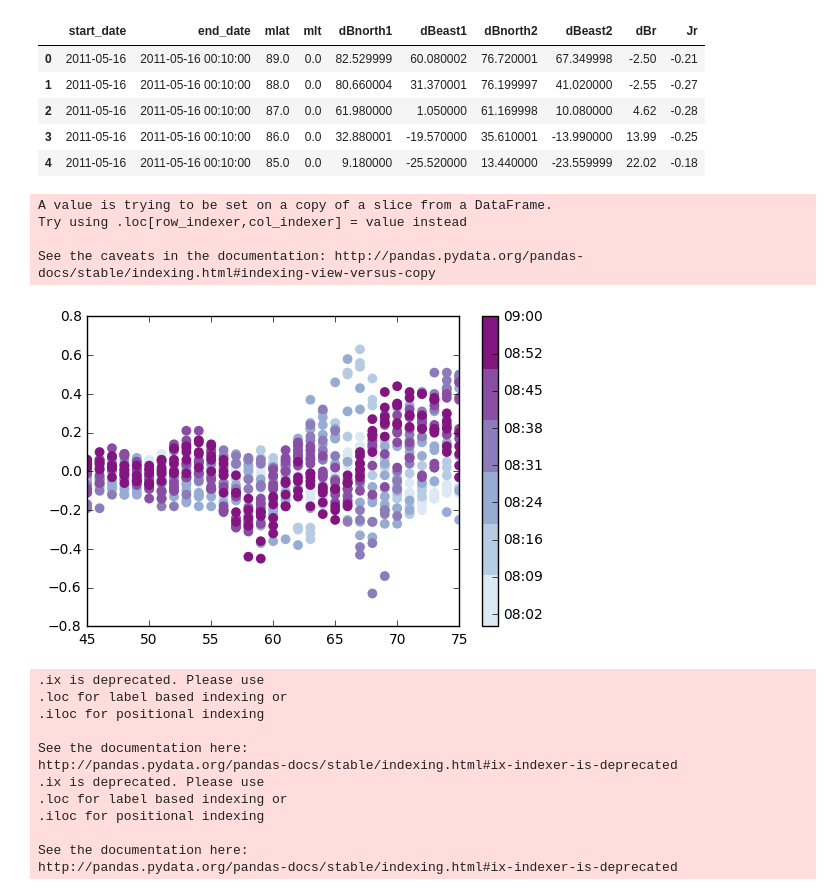
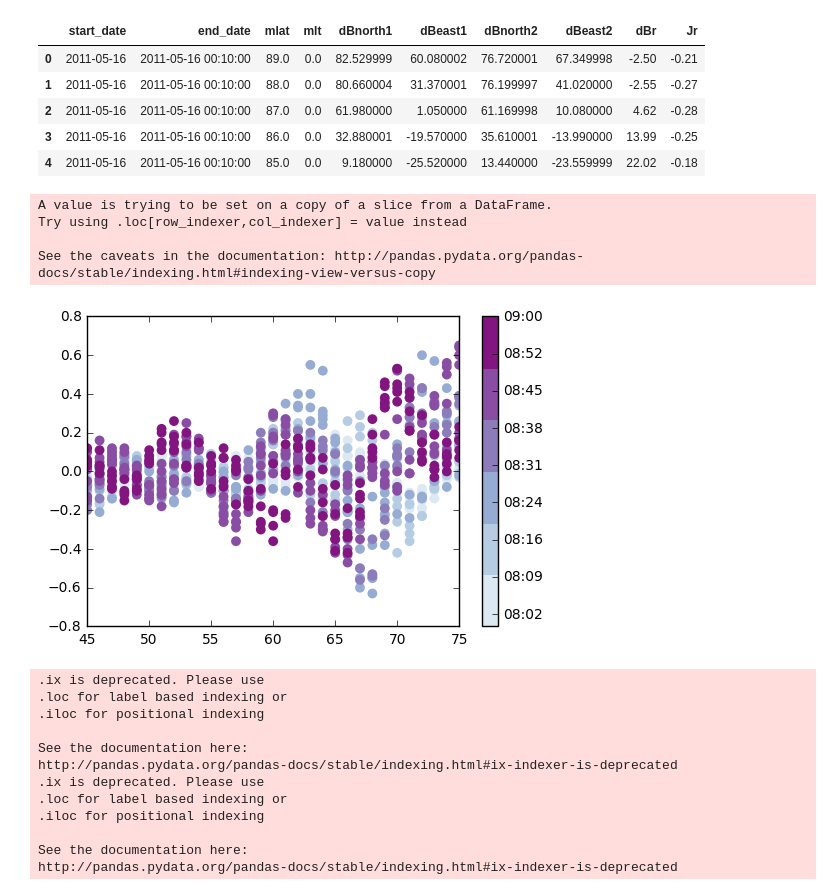
Before and after one commit to bharatreddy/scwsaps, a Jupyter notebook: ipy/get_scw.ipynb, the cells around one changed output. Cells and saved outputs as stored; diff of their text form; code cells hidden in the pictures.

```diff
--- a/ipy/get_scw.ipynb
+++ b/ipy/get_scw.ipynb
@@ -54,29 +54,29 @@ ampDF.head()
 | 4 | 2011-05-16 | 2011-05-16 00:10:00 | 85.0 | 0.0 | 9.180000 | -25.520000 | 13.440000 | -23.559999 | 22.02 | -0.18 |
 # %%
 seaMap = ListedColormap(sns.color_palette("BuPu"))
-selMlt = 22.
+selMlt = 23.
 
 fig = plt.figure()
 ax = fig.add_subplot(111)
 
 selDF = ampDF[ ((ampDF["start_date"] >= startDate) & (ampDF["start_date"] <= endDate) &\
                     (ampDF["mlt"] == selMlt) & (numpy.abs(ampDF["Jr"])>=0.)) ]
 selDF["time"] = [ date2num(x) for x in selDF["start_date"] ]#selDF["start_date"].map(lambda x:(x.hour + x.minute/60.)*100)
 smap = ax.scatter(selDF['mlat'],selDF['Jr'],s=50,c=selDF['time'],
                   edgecolors='none', marker='o', cmap=seaMap)
 ax.set_xlim( [45, 75] )
 cb = fig.colorbar(smap, orientation='vertical')
 # ax.get_xaxis().set_major_formatter(DateFormatter('%H:%M'))
 cb.formatter = DateFormatter('%H:%M')
 cb.update_ticks()
 # cb.ax.set_yticklabels(set([ x.strftime('%H:%M') for x in selDF['start_date'] ]))
 fig.savefig( "../plots/mltAmpTime.pdf",bbox_inches='tight' )
 # %% [output]
 A value is trying to be set on a copy of a slice from a DataFrame.
 Try using .loc[row_indexer,col_indexer] = value instead
 
 See the caveats in the documentation: http://pandas.pydata.org/pandas-docs/stable/indexing.html#indexing-view-versus-copy
-[figure, old version]
+[figure, new version]
 # %%
 seaMap = ListedColormap(sns.color_palette("BuPu"))
 # Isolate SCW!!!
```
Also changed, not shown: 11 other files.
